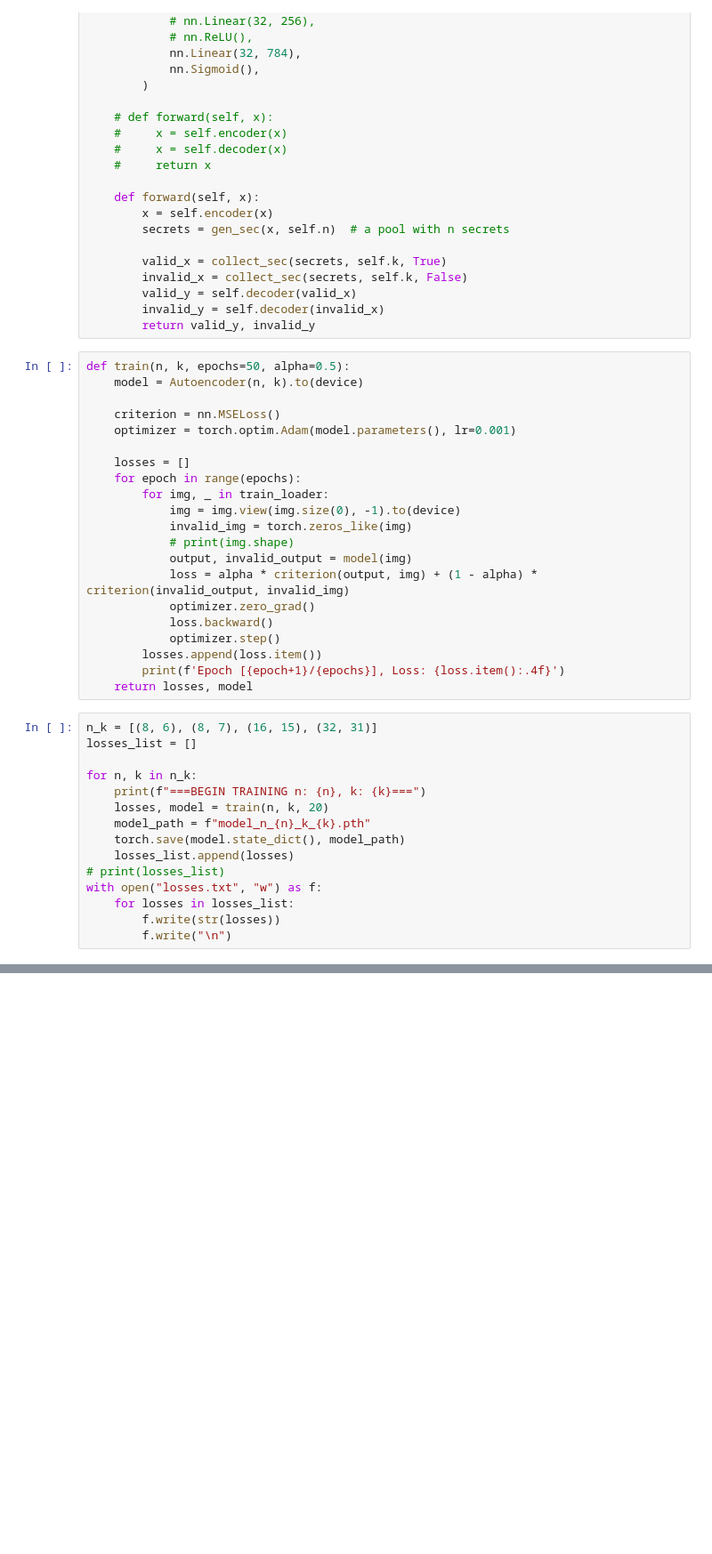
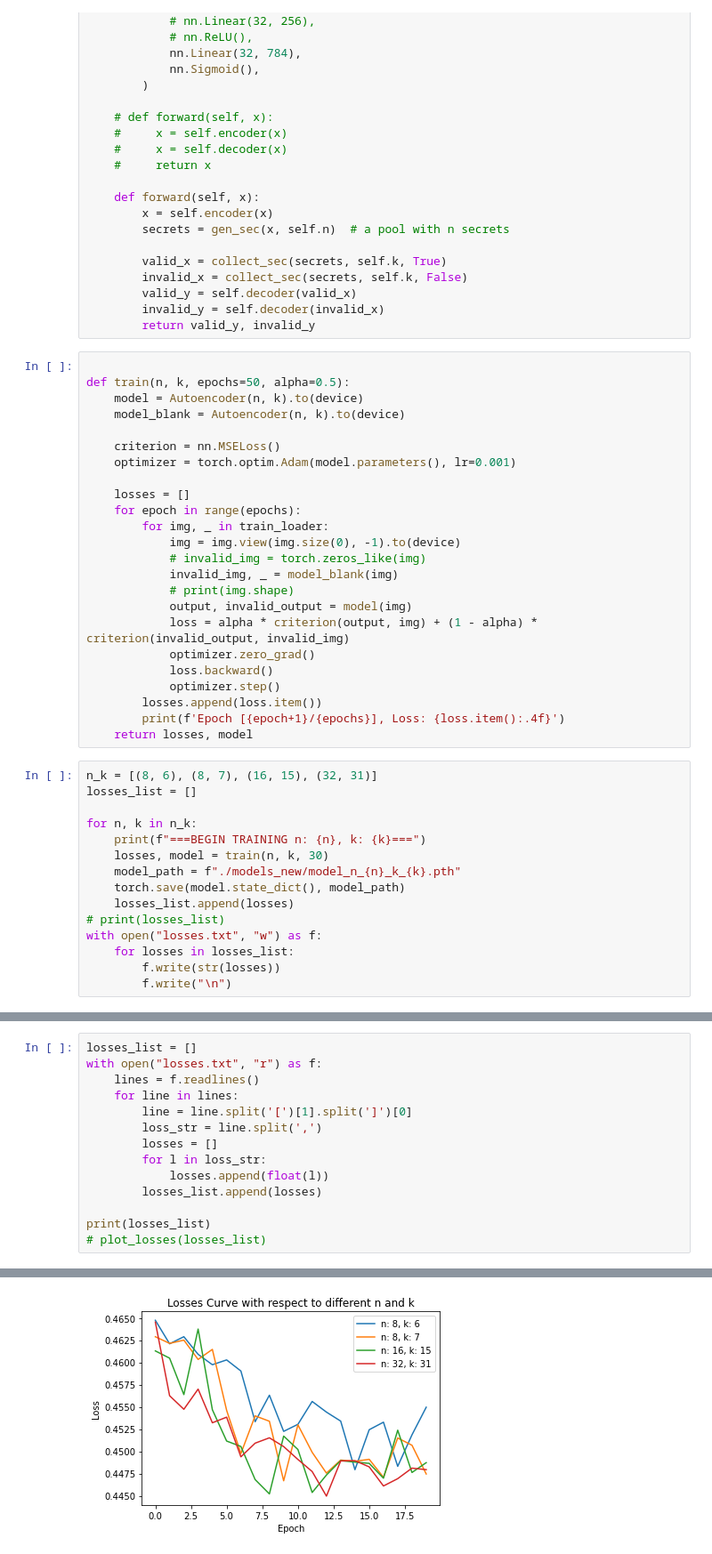
Before and after one commit to UnknownXenia/AE_SecretSharing, a Jupyter notebook: AE.ipynb, the cells around one changed output, grey strips where cells are left out. Shown at 89% size. Cells and saved outputs as stored; diff of their text form; blank space fills up the shorter version.

```diff
--- a/AE.ipynb
+++ b/AE.ipynb
@@ -133,8 +98,10 @@ class Autoencoder(nn.Module):
         invalid_y = self.decoder(invalid_x)
         return valid_y, invalid_y
 # %%
+
 def train(n, k, epochs=50, alpha=0.5):
     model = Autoencoder(n, k).to(device)
+    model_blank = Autoencoder(n, k).to(device)
 
     criterion = nn.MSELoss()
     optimizer = torch.optim.Adam(model.parameters(), lr=0.001)
@@ -143,7 +110,8 @@ def train(n, k, epochs=50, alpha=0.5):
     for epoch in range(epochs):
         for img, _ in train_loader:
             img = img.view(img.size(0), -1).to(device)
-            invalid_img = torch.zeros_like(img)
+            # invalid_img = torch.zeros_like(img)
+            invalid_img, _ = model_blank(img)
             # print(img.shape)
             output, invalid_output = model(img)
             loss = alpha * criterion(output, img) + (1 - alpha) * criterion(invalid_output, invalid_img)
@@ -159,8 +127,8 @@ losses_list = []
 
 for n, k in n_k:
     print(f"===BEGIN TRAINING n: {n}, k: {k}===")
-    losses, model = train(n, k, 20)
-    model_path = f"model_n_{n}_k_{k}.pth"
+    losses, model = train(n, k, 30)
+    model_path = f"./models_new/model_n_{n}_k_{k}.pth"
     torch.save(model.state_dict(), model_path)
     losses_list.append(losses)
 # print(losses_list)
@@ -188,0 +158,15 @@ Epoch [20/20], Loss: 0.4479
+# %%
+losses_list = []
+with open("losses.txt", "r") as f:
+    lines = f.readlines()
+    for line in lines:
+        line = line.split('[')[1].split(']')[0]
+        loss_str = line.split(',')
+        losses = []
+        for l in loss_str:
+            losses.append(float(l))
+        losses_list.append(losses)
+
+print(losses_list)
+# plot_losses(losses_list)
+# %% [output]
@@ -189,3 +174,4 @@ Epoch [20/20], Loss: 0.4479
+[figure, added]
 # %%
 def plot_losses(losses_list):
     for i, losses in enumerate(losses_list):
```
Also changed, not shown: parts of 23 cells of this notebook.
